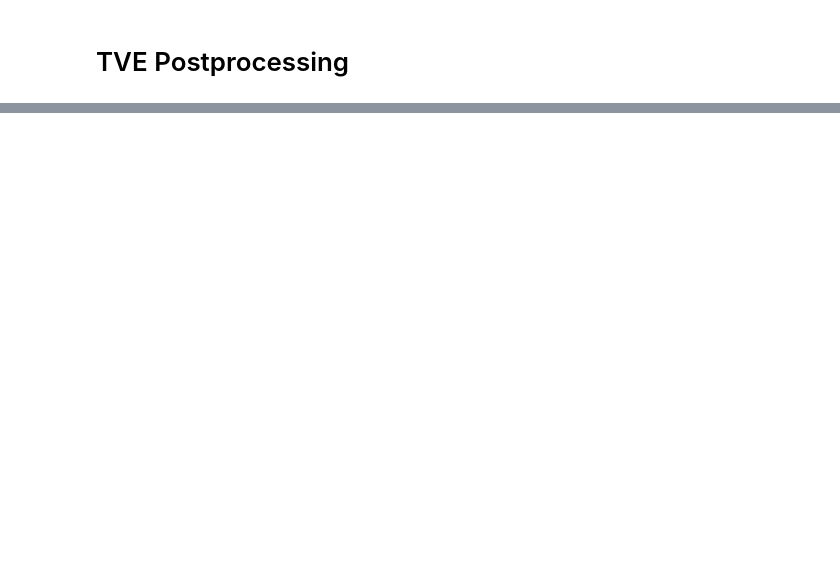
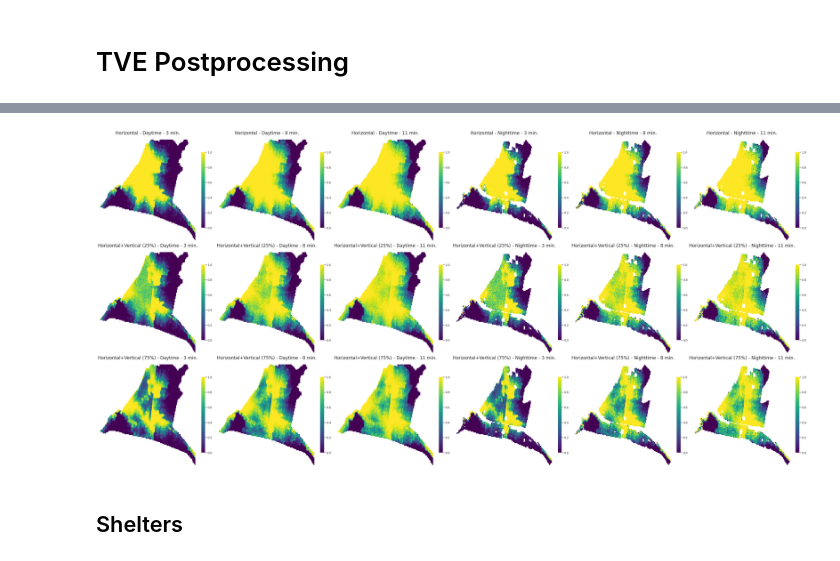
Before and after one commit to aoguedao/tsunami-vertical-evacuation, a Jupyter notebook: notebooks/postprocessing.ipynb, the cells around one changed output, grey strips where cells are left out. Cells and saved outputs as stored; diff of their text form; code cells hidden in the pictures; blank space fills up the shorter version.

```diff
--- a/notebooks/postprocessing.ipynb
+++ b/notebooks/postprocessing.ipynb
@@ -67,0 +300,46 @@ shelters.plot()
+# %%
+pedestrians_death_groups = pedestrians_death.groupby(
+        [
+            "evacuation_type",
+            "vert_evacuation_willingness_prob",
+            "population_scenario",
+            "departure_time_mean",
+        ]
+    )
+
+with sns.axes_style("white"):
+    fig, axs = plt.subplots(3, 6, figsize=(38, 18), sharex=True, sharey=True)
+    for (name, df), ax in zip(pedestrians_death_groups, axs.reshape(-1)):
+        evac_type, vert_will, pop_scenario, depar_time = name
+        if evac_type == 'Horizontal':
+            title = f"{evac_type} - {pop_scenario.capitalize()} - {int(depar_time / 60)} min."
+        else:
+            title = f"{evac_type} ({vert_will:.0%}) - {pop_scenario.capitalize()} - {int(depar_time / 60)} min."
+        sns.heatmap(
+            df.pivot_table(
+                index="y_cell",
+                columns="x_cell",
+                values="death_ratio",
+                aggfunc=np.mean,
+            ).values,
+            vmin=0,
+            vmax=1,
+            cmap="viridis",
+            xticklabels=False,
+            yticklabels=False,
+#             square=True,
+            cbar=True,
+            cbar_kws={
+                "shrink": .75,
+#                 "orientation": "horizontal"
+            },
+            ax=ax
+        )
+        ax.invert_yaxis()
+        ax.set_title(title, fontsize=17, pad=20)
+fig.subplots_adjust(hspace=.2, wspace=.1)
+fig.tight_layout()
+fig.savefig(postprocessing_path / "death_ratio_heatmap.png", dpi=300)
+fig.show()
+# %% [output]
+[figure, added]
@@ -67,0 +364,2 @@ shelters.plot()
+# %% [markdown]
+## Shelters
```
Also changed, not shown: parts of 30 cells of this notebook, 4 other files.
